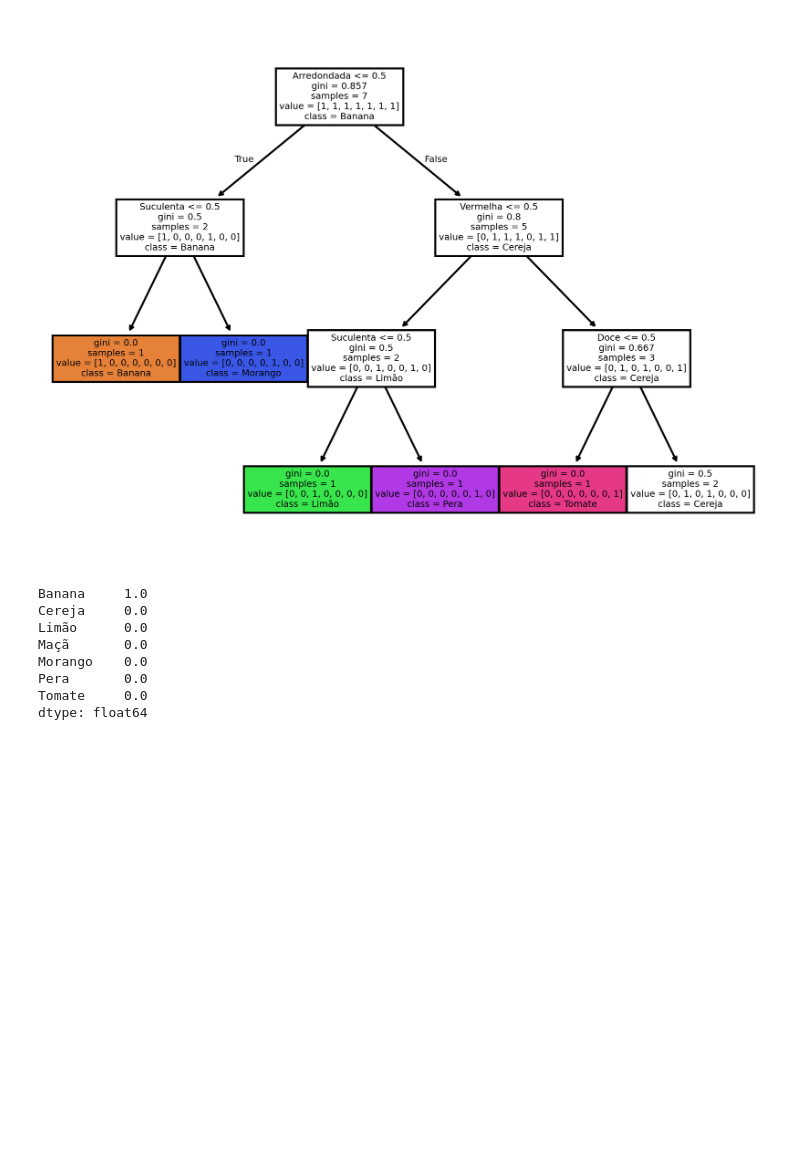
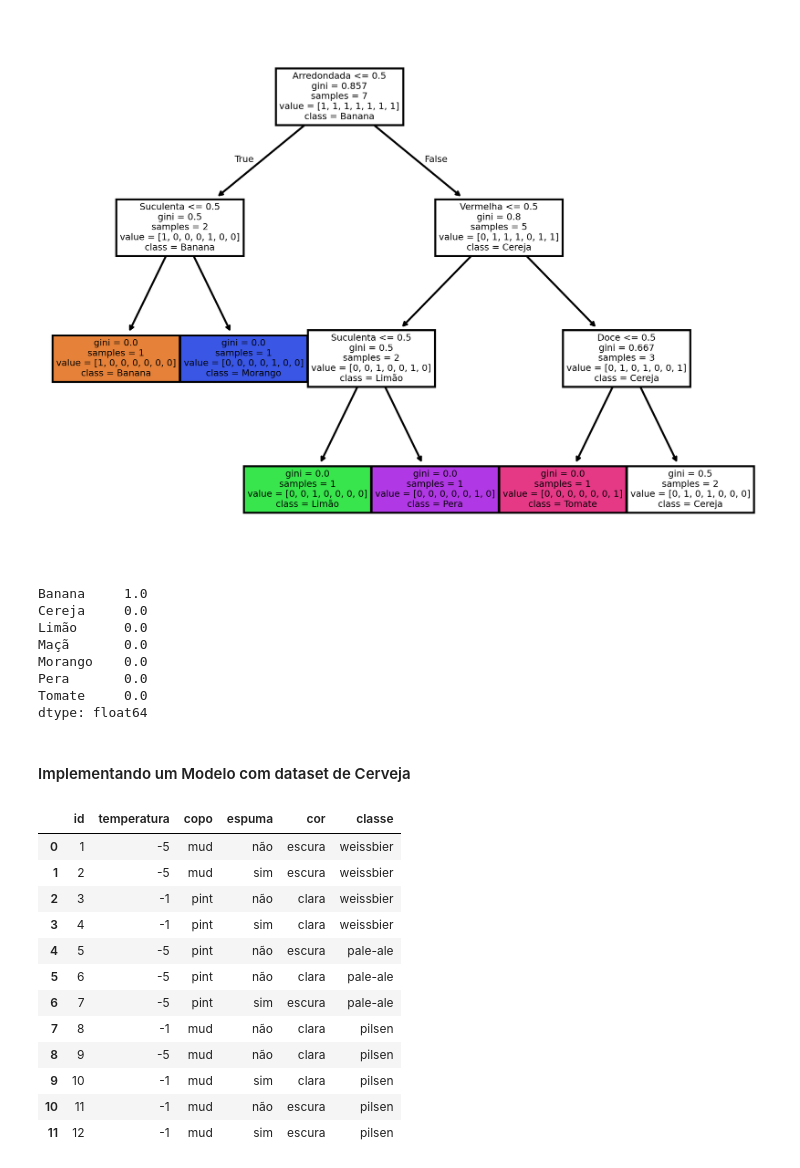
Before and after one commit to jhonathanwesley/machine_learning, a Jupyter notebook: core/ML_index.ipynb, the cells around one changed output. Cells and saved outputs as stored; diff of their text form; code cells hidden in the pictures; blank space fills up the shorter version.

```diff
--- a/core/ML_index.ipynb
+++ b/core/ML_index.ipynb
@@ -161,3 +161,29 @@ Morango    0.0
 Pera       0.0
 Tomate     0.0
 dtype: float64
+# %% [markdown]
+#### Implementando um Modelo com dataset de Cerveja
+# %%
+from pathlib import Path
+import pandas as pd
+
+
+path = Path()
+data = path/'../data'
+
+df = pd.read_excel(data/'dados_cerveja.xlsx')
+df
+# %% [output]
+|  | id | temperatura | copo | espuma | cor | classe |
+| 0 | 1 | -5 | mud | não | escura | weissbier |
+| 1 | 2 | -5 | mud | sim | escura | weissbier |
+| 2 | 3 | -1 | pint | não | clara | weissbier |
+| 3 | 4 | -1 | pint | sim | clara | weissbier |
+| 4 | 5 | -5 | pint | não | escura | pale-ale |
+| 5 | 6 | -5 | pint | não | clara | pale-ale |
+| 6 | 7 | -5 | pint | sim | escura | pale-ale |
+| 7 | 8 | -1 | mud | não | clara | pilsen |
+| 8 | 9 | -5 | mud | não | clara | pilsen |
+| 9 | 10 | -1 | mud | sim | clara | pilsen |
+| 10 | 11 | -1 | mud | não | escura | pilsen |
+| 11 | 12 | -1 | mud | sim | escura | pilsen |
```
Also changed, not shown: parts of 11 cells of this notebook.
